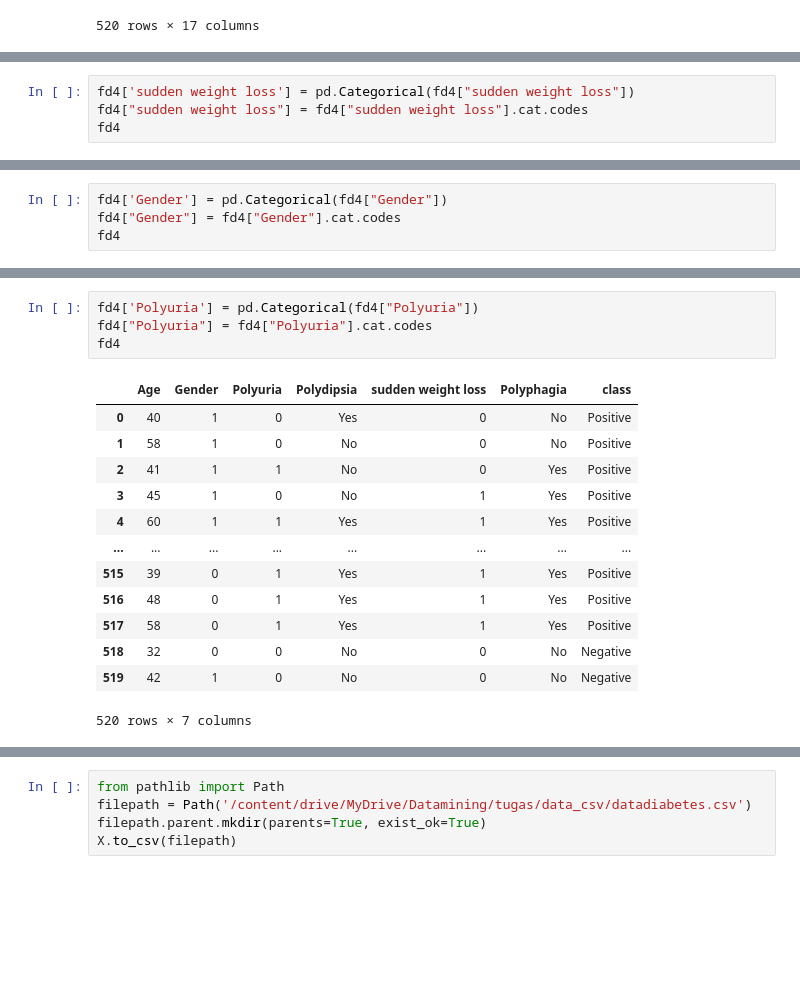
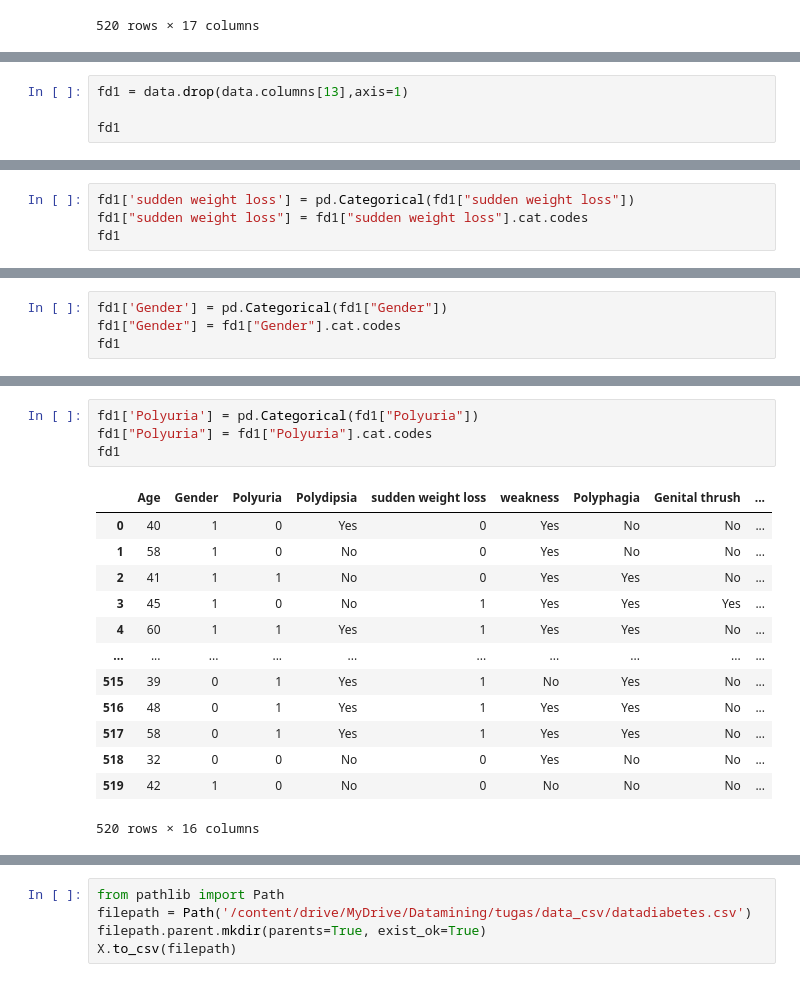
Before and after one commit to AlifianNaufaldyPranzah/Datamining, a Jupyter notebook: _sources/Project.ipynb, the cells around one changed output, grey strips where cells are left out. Drawn from its saved outputs; the diff is of its cells as text; blank space fills up the shorter version.

```diff
--- a/_sources/Project.ipynb
+++ b/_sources/Project.ipynb
@@ -53,0 +30,4 @@ fd4
+# %%
+fd1 = data.drop(data.columns[13],axis=1)
+
+fd1
@@ -54,5 +48,5 @@ fd4
 # %%
-fd4['sudden weight loss'] = pd.Categorical(fd4["sudden weight loss"])
-fd4["sudden weight loss"] = fd4["sudden weight loss"].cat.codes
-fd4
+fd1['sudden weight loss'] = pd.Categorical(fd1["sudden weight loss"])
+fd1["sudden weight loss"] = fd1["sudden weight loss"].cat.codes
+fd1
 # %% [output]
@@ -72,5 +66,5 @@ fd4
 # %%
-fd4['Gender'] = pd.Categorical(fd4["Gender"])
-fd4["Gender"] = fd4["Gender"].cat.codes
-fd4
+fd1['Gender'] = pd.Categorical(fd1["Gender"])
+fd1["Gender"] = fd1["Gender"].cat.codes
+fd1
 # %% [output]
@@ -90,19 +84,19 @@ fd4
 # %%
-fd4['Polyuria'] = pd.Categorical(fd4["Polyuria"])
-fd4["Polyuria"] = fd4["Polyuria"].cat.codes
-fd4
+fd1['Polyuria'] = pd.Categorical(fd1["Polyuria"])
+fd1["Polyuria"] = fd1["Polyuria"].cat.codes
+fd1
 # %% [output]
-|  | Age | Gender | Polyuria | Polydipsia | sudden weight loss | Polyphagia | class |
-| 0 | 40 | 1 | 0 | Yes | 0 | No | Positive |
-| 1 | 58 | 1 | 0 | No | 0 | No | Positive |
-| 2 | 41 | 1 | 1 | No | 0 | Yes | Positive |
-| 3 | 45 | 1 | 0 | No | 1 | Yes | Positive |
-| 4 | 60 | 1 | 1 | Yes | 1 | Yes | Positive |
-| ... | ... | ... | ... | ... | ... | ... | ... |
-| 515 | 39 | 0 | 1 | Yes | 1 | Yes | Positive |
-| 516 | 48 | 0 | 1 | Yes | 1 | Yes | Positive |
-| 517 | 58 | 0 | 1 | Yes | 1 | Yes | Positive |
-| 518 | 32 | 0 | 0 | No | 0 | No | Negative |
-| 519 | 42 | 1 | 0 | No | 0 | No | Negative |
+|  | Age | Gender | Polyuria | Polydipsia | sudden weight loss | weakness | Polyphagia | Genital thrush | ... |
+| 0 | 40 | 1 | 0 | Yes | 0 | Yes | No | No | ... |
+| 1 | 58 | 1 | 0 | No | 0 | Yes | No | No | ... |
+| 2 | 41 | 1 | 1 | No | 0 | Yes | Yes | No | ... |
+| 3 | 45 | 1 | 0 | No | 1 | Yes | Yes | Yes | ... |
+| 4 | 60 | 1 | 1 | Yes | 1 | Yes | Yes | No | ... |
+| ... | ... | ... | ... | ... | ... | ... | ... | ... | ... |
+| 515 | 39 | 0 | 1 | Yes | 1 | No | Yes | No | ... |
+| 516 | 48 | 0 | 1 | Yes | 1 | Yes | Yes | No | ... |
+| 517 | 58 | 0 | 1 | Yes | 1 | Yes | Yes | No | ... |
+| 518 | 32 | 0 | 0 | No | 0 | Yes | No | No | ... |
+| 519 | 42 | 1 | 0 | No | 0 | No | No | No | ... |
-520 rows × 7 columns
+520 rows × 16 columns
 # %%
```
Also changed, not shown: parts of 54 cells of this notebook, 12 other files.
